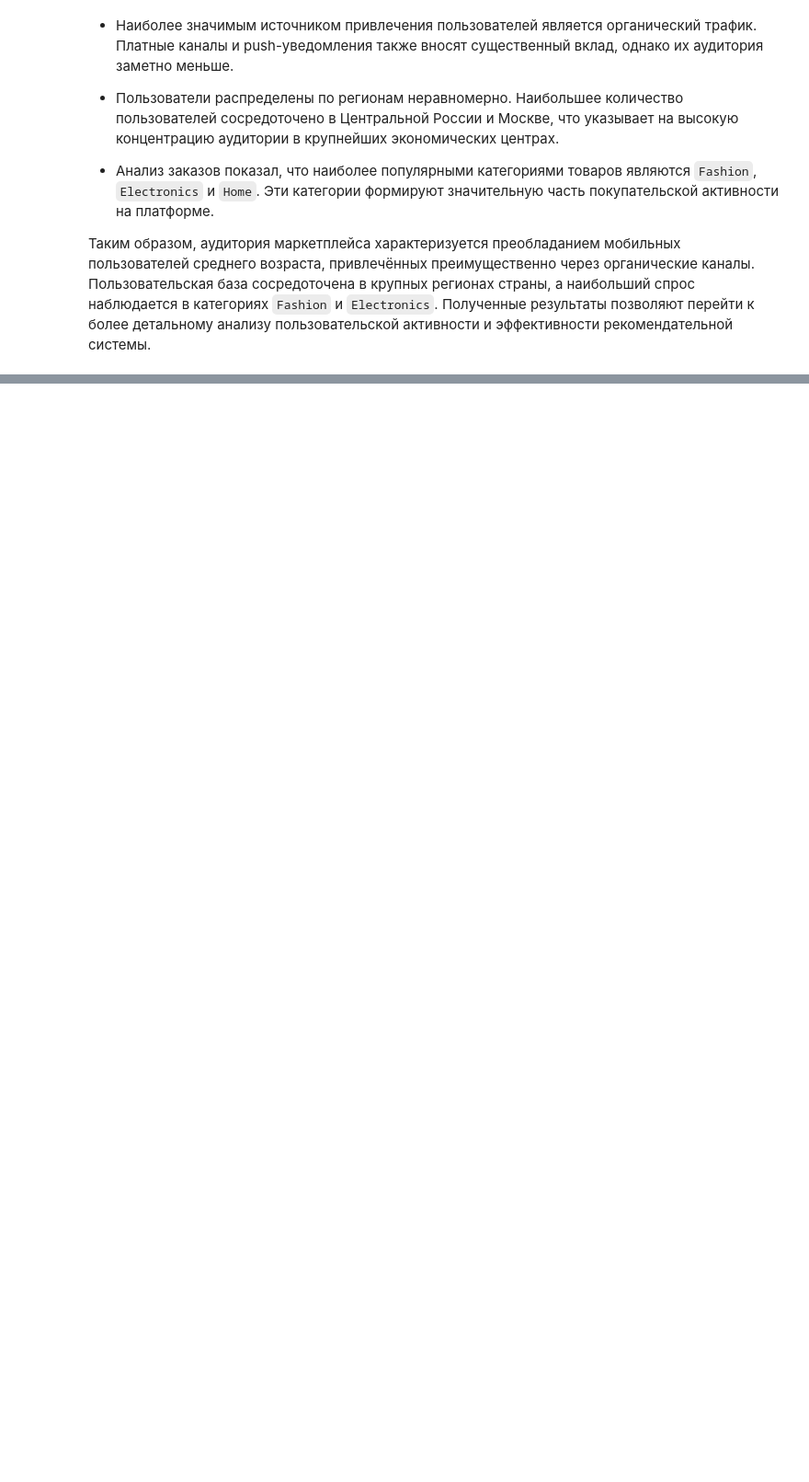
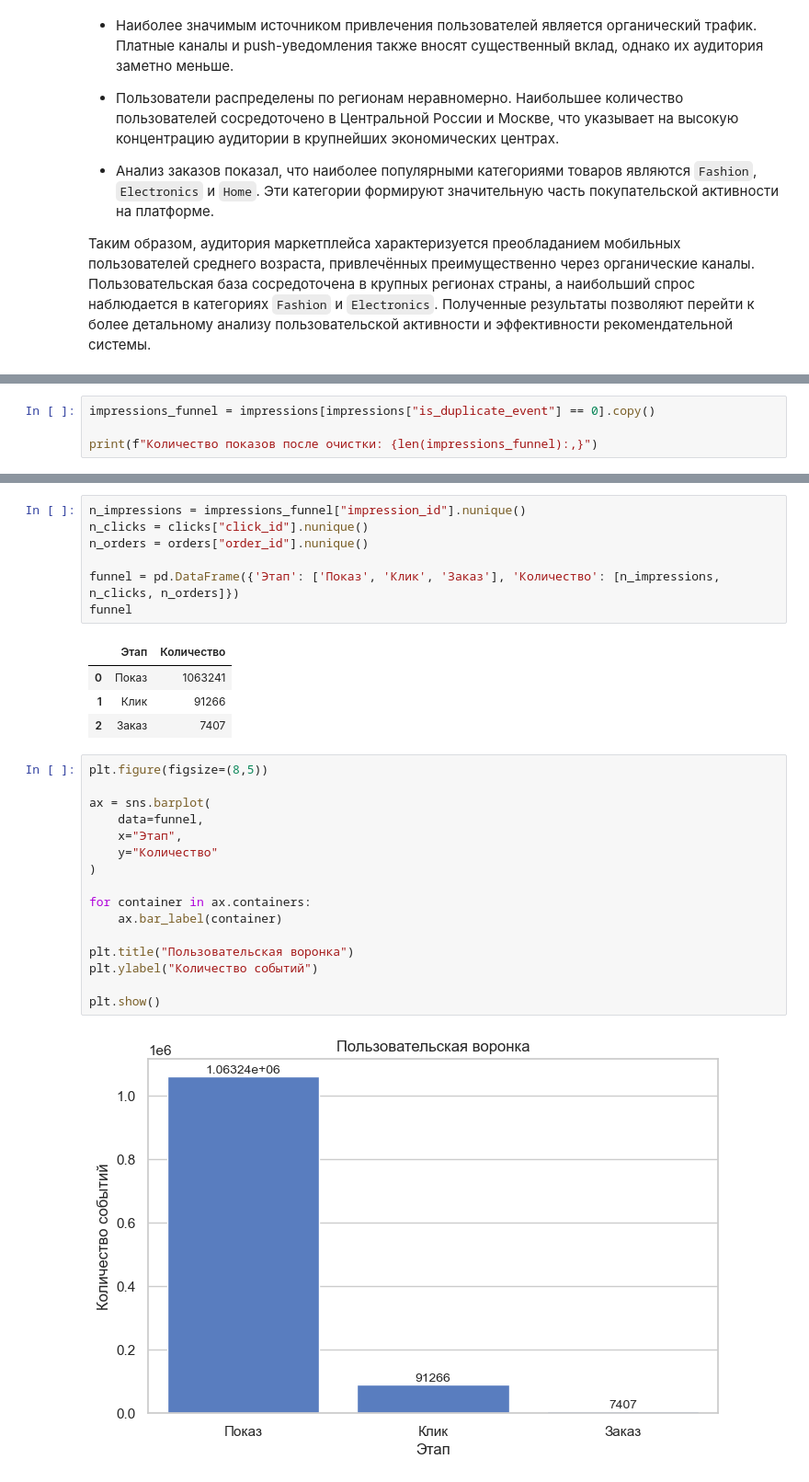
Before and after one commit to k0ist/The-Experts-Hackathon, a Jupyter notebook: The_Experts_Hackathon.ipynb, the cells around one changed output, grey strips where cells are left out. Shown at 92% size. Cells and saved outputs as stored; diff of their text form; blank space fills up the shorter version.

Commit message:
chore: funnel update

```diff
--- a/The_Experts_Hackathon.ipynb
+++ b/The_Experts_Hackathon.ipynb
@@ -881,0 +886,4 @@ Name: count, dtype: int64
+# %%
+impressions_funnel = impressions[impressions["is_duplicate_event"] == 0].copy()
+
+print(f"Количество показов после очистки: {len(impressions_funnel):,}")
@@ -881,0 +894,30 @@ Name: count, dtype: int64
+# %%
+n_impressions = impressions_funnel["impression_id"].nunique()
+n_clicks = clicks["click_id"].nunique()
+n_orders = orders["order_id"].nunique()
+
+funnel = pd.DataFrame({'Этап': ['Показ', 'Клик', 'Заказ'], 'Количество': [n_impressions, n_clicks, n_orders]})
+funnel
+# %% [output]
+|  | Этап | Количество |
+| 0 | Показ | 1063241 |
+| 1 | Клик | 91266 |
+| 2 | Заказ | 7407 |
+# %%
+plt.figure(figsize=(8,5))
+
+ax = sns.barplot(
+    data=funnel,
+    x="Этап",
+    y="Количество"
+)
+
+for container in ax.containers:
+    ax.bar_label(container)
+
+plt.title("Пользовательская воронка")
+plt.ylabel("Количество событий")
+
+plt.show()
+# %% [output]
+[figure, added]
```
Also changed, not shown: parts of 6 cells of this notebook.
